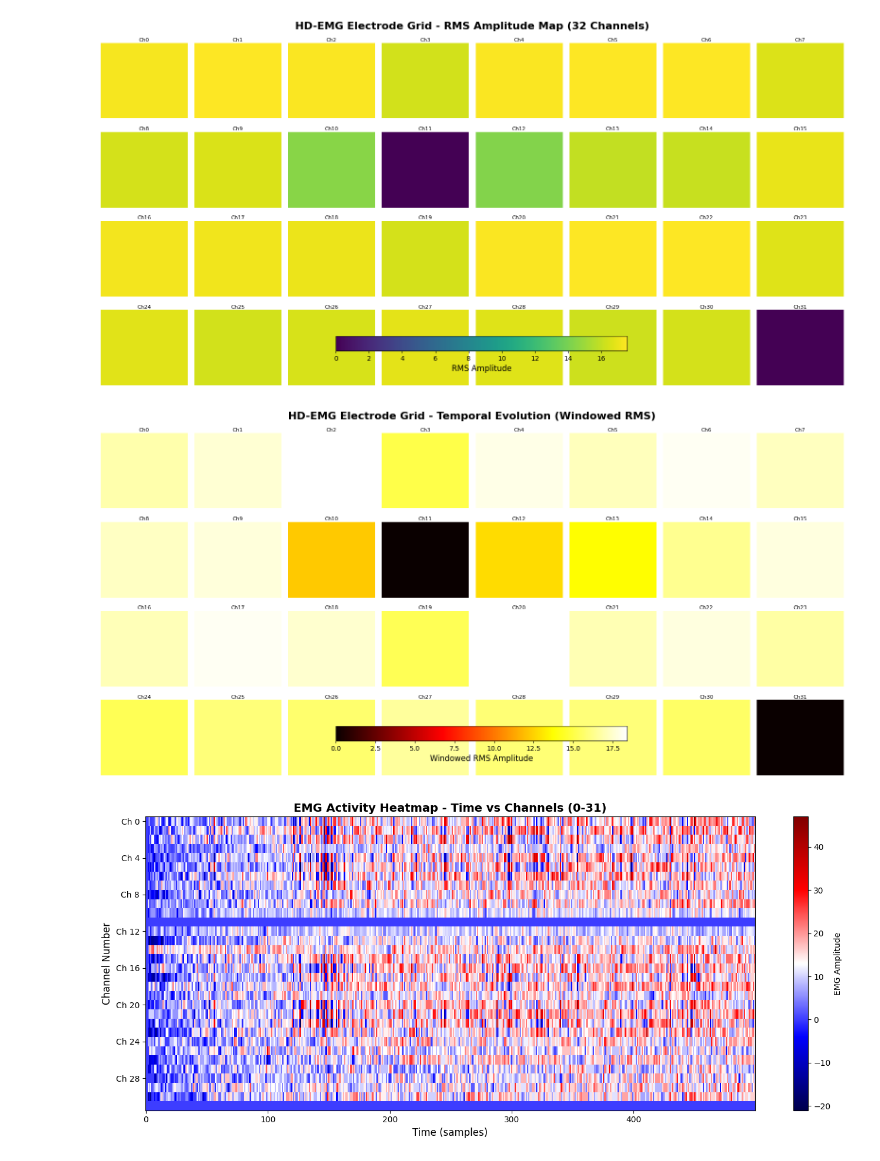
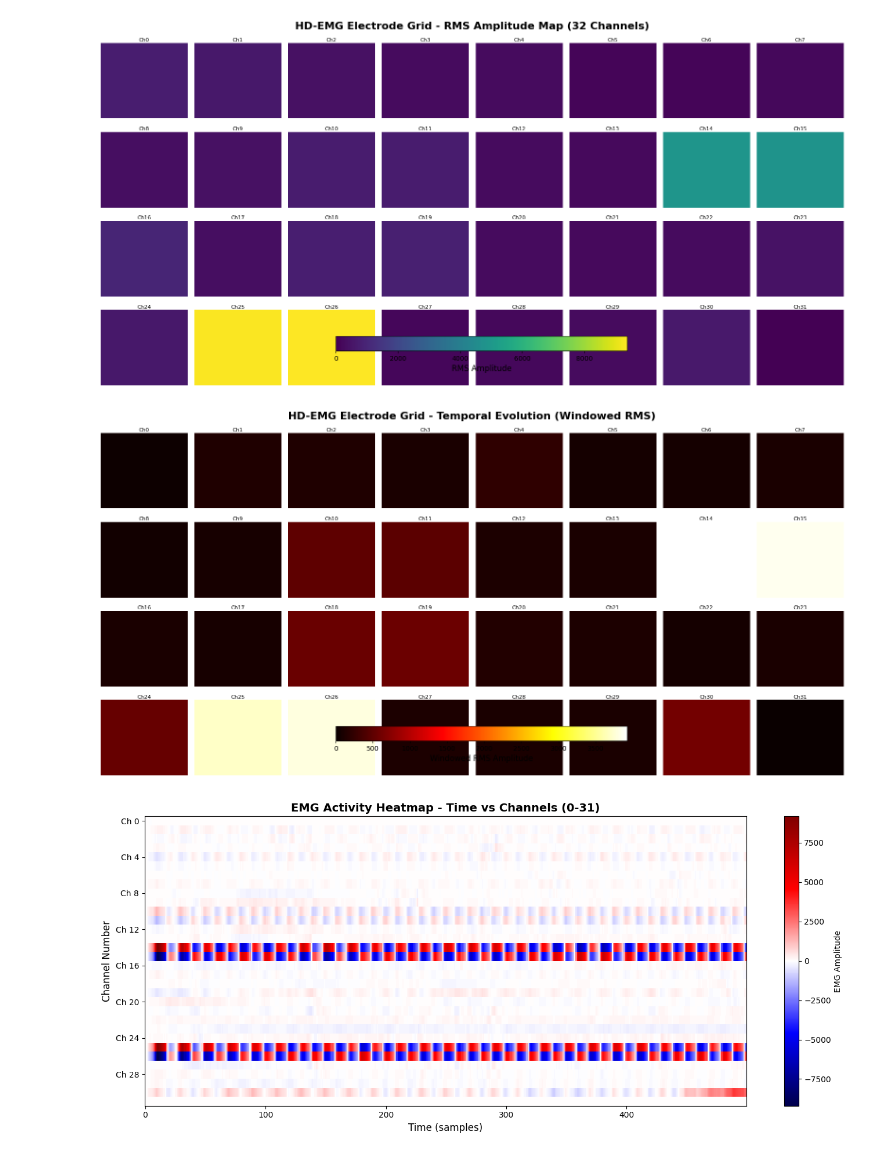
Before and after one commit to firmanserdana/EMG_Exo, a Jupyter notebook: md-emg-python/npy_file_plot.ipynb, the cells around one changed output. Cells and saved outputs as stored; diff of their text form; code cells hidden in the pictures.

Commit message:
update progress for healthy subject test - exo effect on emg activity

```diff
--- a/md-emg-python/npy_file_plot.ipynb
+++ b/md-emg-python/npy_file_plot.ipynb
@@ -8,7 +8,7 @@ from matplotlib import animation
 from IPython.display import HTML
 
 # Load EMG data from session file
-session_file = Path("/home/fire/Documents/gitwork/EMG_Exo/md-emg-python/data/healthy/S0/emg_logs/session_00.npy")
+session_file = Path("/home/fire/Documents/gitwork/EMG_Exo/md-emg-python/data/healthy/S5/emg_logs/session_09.npy")
 
 # Load all arrays from the npy file
 arrays = []
@@ -177,7 +177,7 @@ plt.show()
 
 # ============ Export to CSV ============
 df = pd.DataFrame(data, columns=[f'Channel_{i}' for i in range(n_channels)])
-df.to_csv("emg_data_32channels.csv", index=False)
+df.to_csv("emg_data_no_glove_03_05.csv", index=False)
 print(f"\nData exported to 'emg_data_32channels.csv' with shape {df.shape}")
 print(f"RMS values per channel:\n{rms_values}")
 print(df.head())
@@ -189,3 +189,3 @@ Trimmed to 32 channels (0-31): (25328, 32)
-[figure, old version]
+[figure, new version]
-[figure, old version]
+[figure, new version]
-[figure, old version]
+[figure, new version]
```
Also changed, not shown: parts of 1 cell of this notebook, 4 other files.
